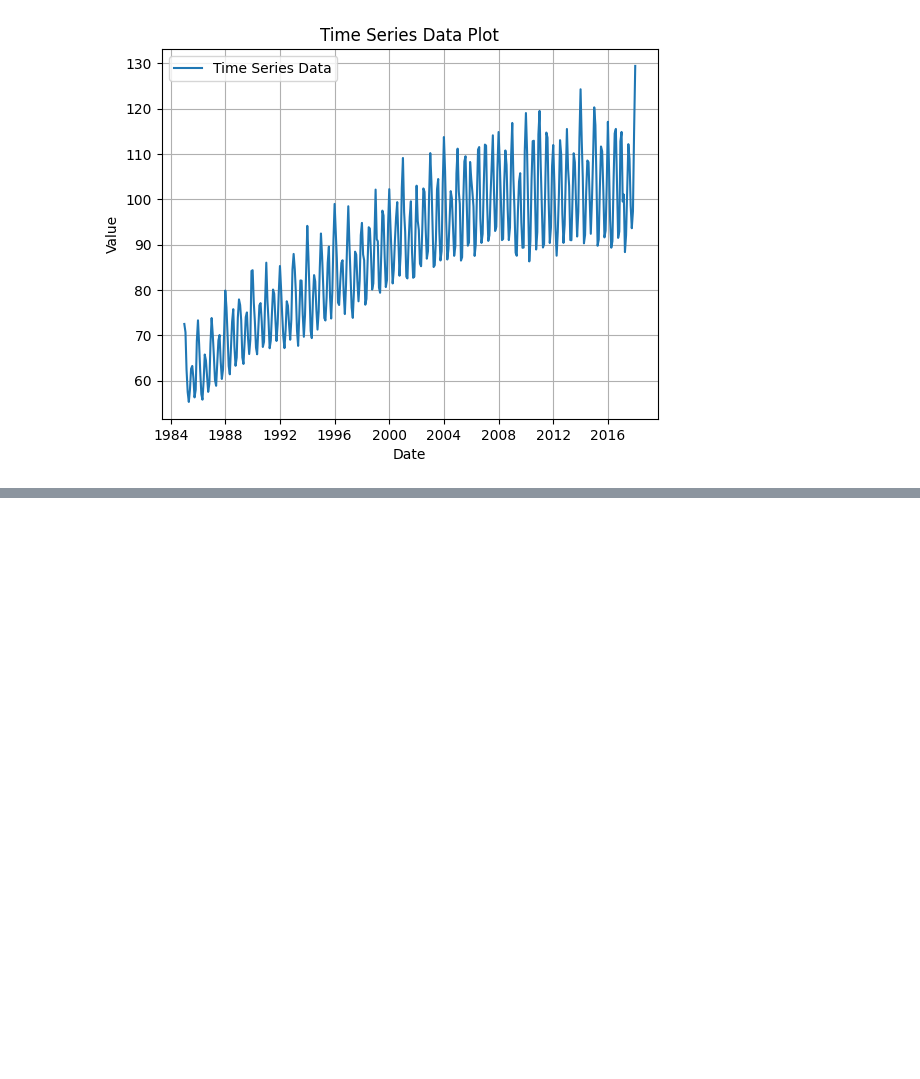
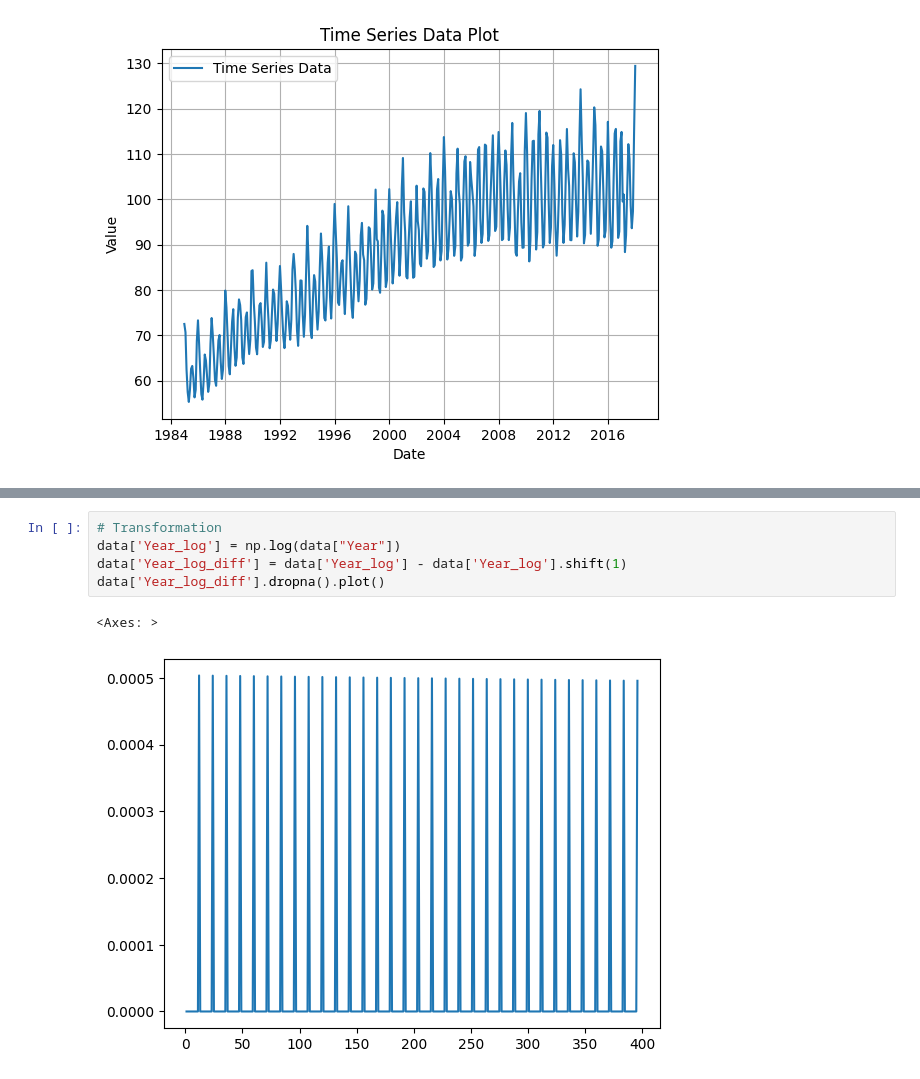
Before and after one commit to d-kavinraja/Time-series-EX-1, a Jupyter notebook: Program-for-TimeSeries Data.ipynb, the cells around one changed output, grey strips where cells are left out. Cells and saved outputs as stored; diff of their text form; blank space fills up the shorter version.

```diff
--- a/Program-for-TimeSeries Data.ipynb
+++ b/Program-for-TimeSeries Data.ipynb
@@ -17,0 +59,8 @@ plt.show()
+# %%
+# Transformation
+data['Year_log'] = np.log(data["Year"])
+data['Year_log_diff'] = data['Year_log'] - data['Year_log'].shift(1)
+data['Year_log_diff'].dropna().plot()
+# %% [output]
+<Axes: >
+[figure, added]
```
Also changed, not shown: parts of 6 cells of this notebook, 1 other file.
